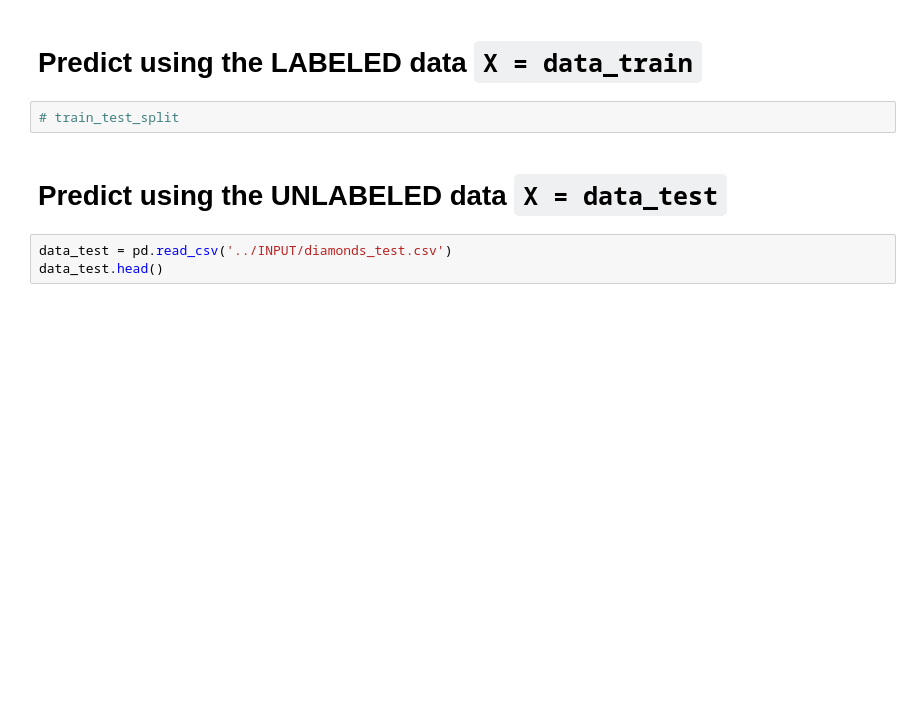
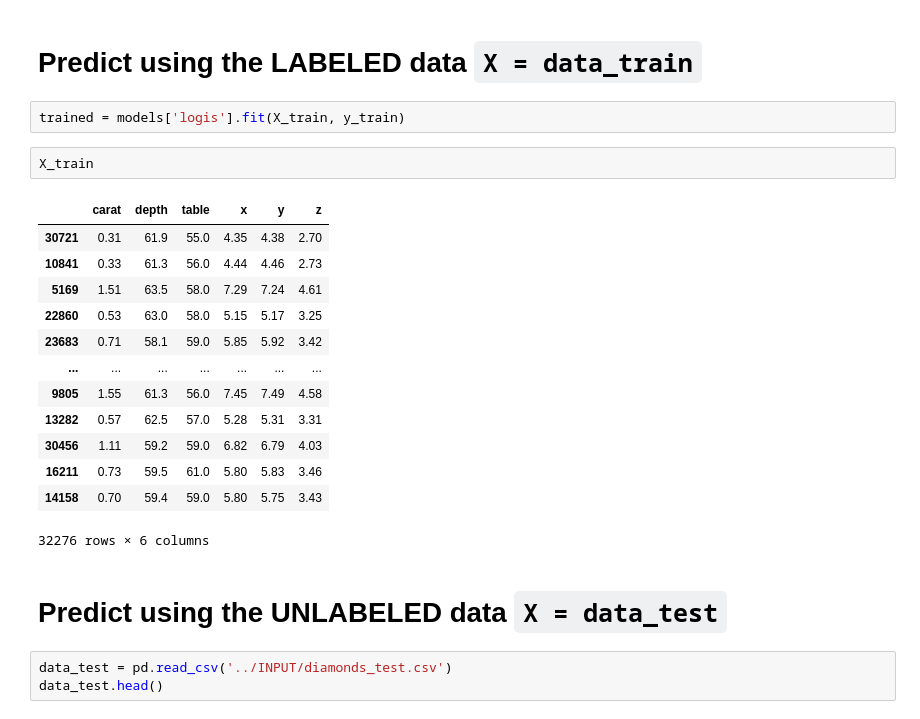
Before and after one commit to rihp/diamond-price-supervised-ML, a Jupyter notebook: notebooks/pipeline-prototype.ipynb, the cells around one changed output. Drawn from its saved outputs; the diff is of its cells as text; blank space fills up the shorter version.

Commit message:
about to fit a model

```diff
--- a/notebooks/pipeline-prototype.ipynb
+++ b/notebooks/pipeline-prototype.ipynb
@@ -157,7 +169,23 @@ for i, column in enumerate(df.columns):
 # %% [markdown]
 # Predict using the LABELED data `X = data_train`
-# %%
-# train_test_split
+# %%
+trained = models['logis'].fit(X_train, y_train)
+# %%
+X_train
+# %% [output]
+|  | carat | depth | table | x | y | z |
+| 30721 | 0.31 | 61.9 | 55.0 | 4.35 | 4.38 | 2.70 |
+| 10841 | 0.33 | 61.3 | 56.0 | 4.44 | 4.46 | 2.73 |
+| 5169 | 1.51 | 63.5 | 58.0 | 7.29 | 7.24 | 4.61 |
+| 22860 | 0.53 | 63.0 | 58.0 | 5.15 | 5.17 | 3.25 |
+| 23683 | 0.71 | 58.1 | 59.0 | 5.85 | 5.92 | 3.42 |
+| ... | ... | ... | ... | ... | ... | ... |
+| 9805 | 1.55 | 61.3 | 56.0 | 7.45 | 7.49 | 4.58 |
+| 13282 | 0.57 | 62.5 | 57.0 | 5.28 | 5.31 | 3.31 |
+| 30456 | 1.11 | 59.2 | 59.0 | 6.82 | 6.79 | 4.03 |
+| 16211 | 0.73 | 59.5 | 61.0 | 5.80 | 5.83 | 3.46 |
+| 14158 | 0.70 | 59.4 | 59.0 | 5.80 | 5.75 | 3.43 |
+32276 rows × 6 columns
 # %% [markdown]
 # Predict using the UNLABELED data `X = data_test`
 # %%
```
Also changed, not shown: parts of 3 cells of this notebook.
